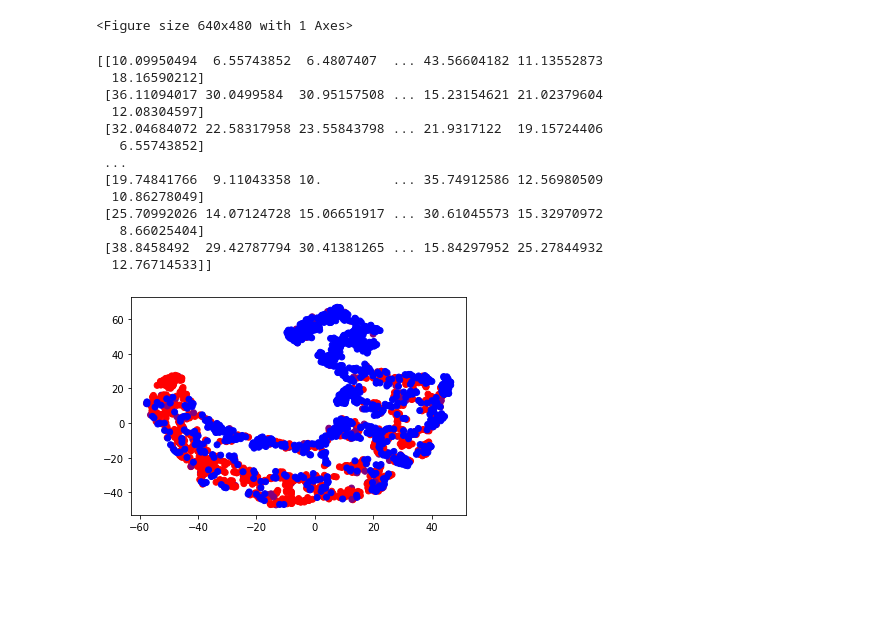
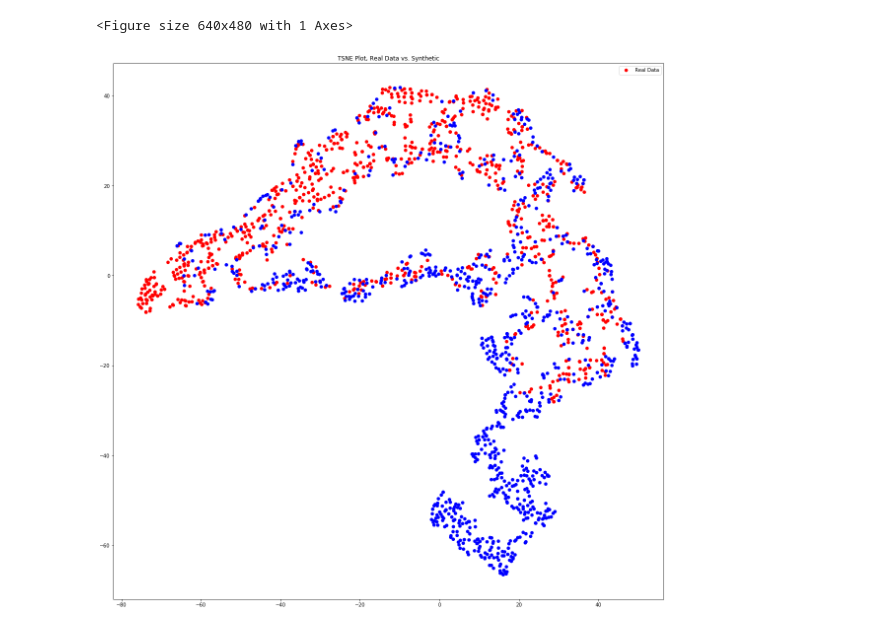
Before and after one commit to opendp/smartnoise-sdk, a Jupyter notebook: service/demo.ipynb, the cells around one changed output. Saved outputs shown, nothing was run; the diff lists cells and outputs as text; code cells hidden in the pictures; blank space fills up the shorter version.

```diff
--- a/service/demo.ipynb
+++ b/service/demo.ipynb
@@ -28,52 +28,23 @@ plt.show()
 <Figure size 640x480 with 1 Axes>
 <Figure size 640x480 with 1 Axes>
 # %%
-# # Sort these
-# np.sort(pums_real)
-# np.sort(pums_fake)
 # t = 500
-# inds = []
-
-# from scipy.spatial.distance import cdist
-# dist = cdist(pums_real, pums_fake)
-# print(dist)
-# for d, i in np.ndenumerate(dist):
-#     if np.sum(d) < t:
-#         inds.append(i)
-
+inds = []
 
 comb = np.vstack((pums_real, pums_fake))
 embedding_1 = TSNE(n_components=2).fit_transform(comb)
 x,y = embedding_1.T
 l = int(len(x) / 2)
-# color_1 = np.ones((l,3))/4.0
-# color_2 = np.ones((l,3))/2.0
-# np.vstack((color_1,color_2))
-# for each in comb:
 
+plt.rcParams["figure.figsize"] = (15,15)
 plt.scatter(x,y,c=['purple' if i in inds else 'red' for i in range(l)]+['purple' if j in inds else 'blue' for j in range(l)])
+plt.gca().legend(('Real Data','Real'))
+# plt.xlabel('This is the X axis label')
+# plt.ylabel('This is the Y axis label')
+plt.title('TSNE Plot, Real Data vs. Synthetic')
 plt.show()
-
-#embedding_2 = TSNE(n_components=2).fit_transform(pums_fake)
-# add titles to axes
-# x,y = embedding_2.T
-# plt.scatter(x,y)
-# plt.show()
 # %% [output]
-[[10.09950494  6.55743852  6.4807407  ... 43.56604182 11.13552873
-  18.16590212]
- [36.11094017 30.0499584  30.95157508 ... 15.23154621 21.02379604
-  12.08304597]
- [32.04684072 22.58317958 23.55843798 ... 21.9317122  19.15724406
-   6.55743852]
- ...
- [19.74841766  9.11043358 10.         ... 35.74912586 12.56980509
-  10.86278049]
- [25.70992026 14.07124728 15.06651917 ... 30.61045573 15.32970972
-   8.66025404]
- [38.8458492  29.42787794 30.41381265 ... 15.84297952 25.27844932
-  12.76714533]]
-[figure, old version]
+[figure, new version]
 # %%
 pd_pums_less_fake = pd.read_csv("datasets/mwem_PUMS_less_private.csv")
 
```
Also changed, not shown: 3 other files.
